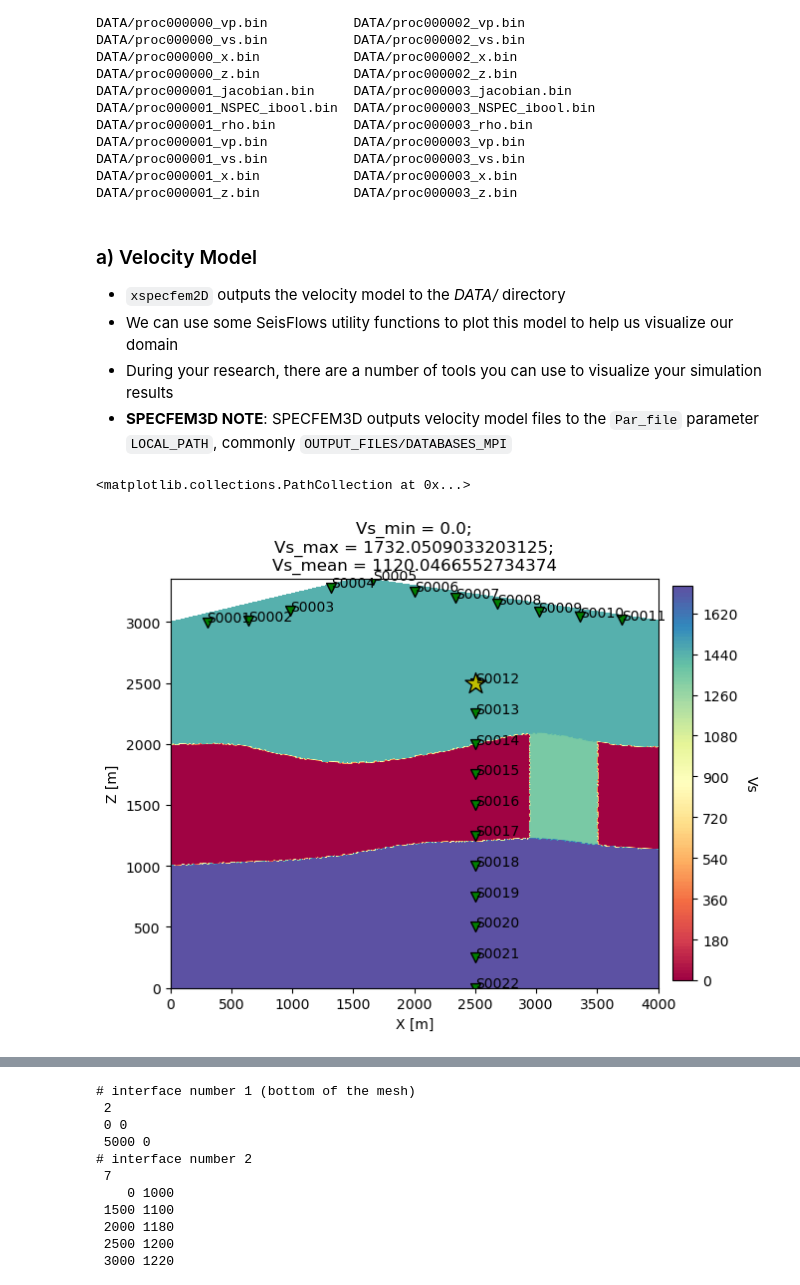
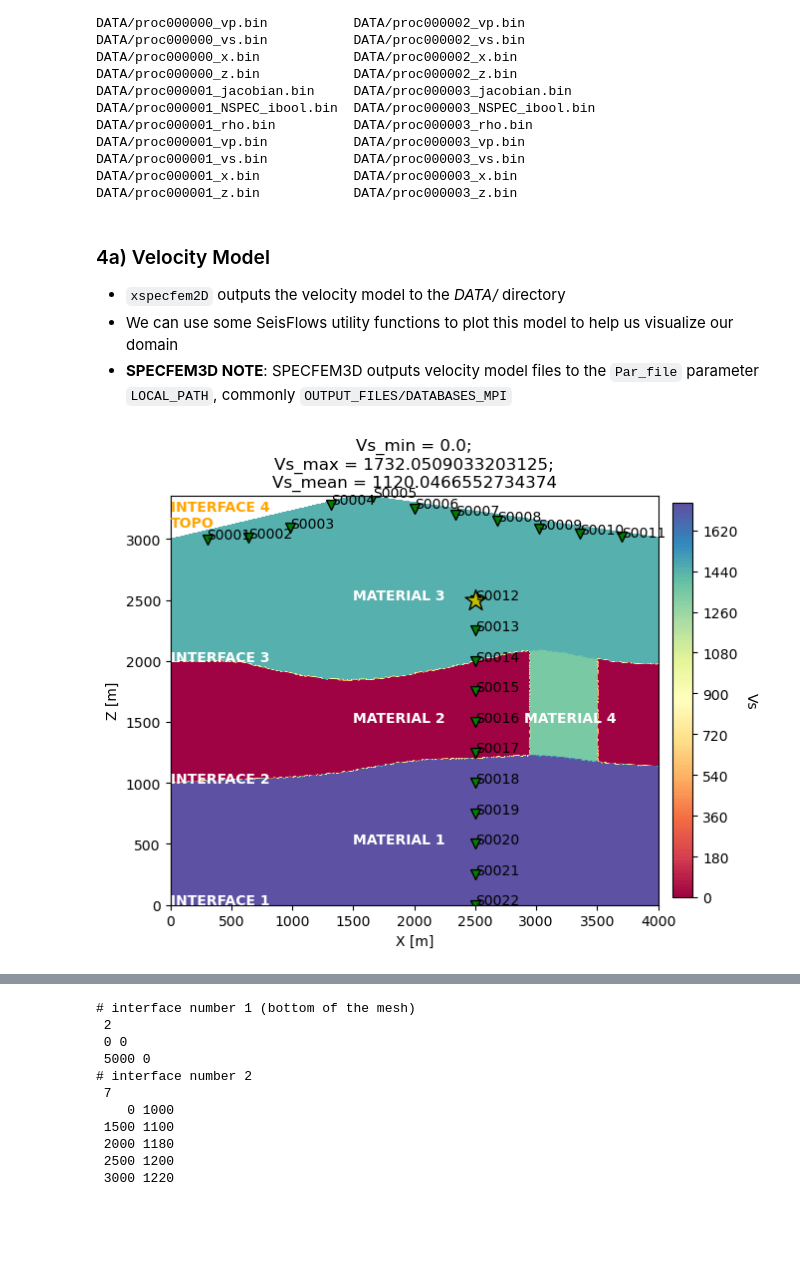
Before and after one commit to adjtomo/adjdocs, a Jupyter notebook: workshops/2022-10-05_specfem_users/completed_notebooks/day_1a_intro_specfem2d.ipynb, the cells around one changed output, grey strips where cells are left out. Cells and saved outputs as stored; diff of their text form; code cells hidden in the pictures; blank space fills up the shorter version.

```diff
--- a/workshops/2022-10-05_specfem_users/completed_notebooks/day_1a_intro_specfem2d.ipynb
+++ b/workshops/2022-10-05_specfem_users/completed_notebooks/day_1a_intro_specfem2d.ipynb
@@ -569,39 +564,53 @@ DATA/proc000001_vs.bin           DATA/proc000003_vs.bin
 DATA/proc000001_x.bin            DATA/proc000003_x.bin
 DATA/proc000001_z.bin            DATA/proc000003_z.bin
 # %% [markdown]
-### a) Velocity Model
+### 4a) Velocity Model
 
 - `xspecfem2D` outputs the velocity model to the *DATA/* directory
 - We can use some SeisFlows utility functions to plot this model to help us visualize our domain
-- During your research, there are a number of tools you can use to visualize your simulation results
 - **SPECFEM3D NOTE**: SPECFEM3D outputs velocity model files to the `Par_file` parameter `LOCAL_PATH`, commonly `OUTPUT_FILES/DATABASES_MPI`
 # %%
-# Grab STATION coordinates by reading ACSII files
-sta_x, sta_z = np.genfromtxt("DATA/STATIONS", dtype=float, usecols=[2, 3]).T
-sta_id = np.genfromtxt("DATA/STATIONS", dtype=str, usecols=[0]).T
+def plot_velocity_model():
+    """Convenience function to plot velocity model with sources and stations"""
+    # Grab STATION coordinates by reading ACSII files
+    sta_x, sta_z = np.genfromtxt("DATA/STATIONS", dtype=float, usecols=[2, 3]).T
+    sta_id = np.genfromtxt("DATA/STATIONS", dtype=str, usecols=[0]).T
 
-# Grab SOURCE coordinates from SOURCE file
-source_file = f"DATA/SOURCE"
-with open(source_file, "r") as f:
-    lines = f.readlines()
+    # Grab SOURCE coordinates from SOURCE file
+    source_file = f"DATA/SOURCE"
+    with open(source_file, "r") as f:
+        lines = f.readlines()
 
-# Trying to break apart the following line
-# 'xs = 299367.72      # source location x in meters\n'
-ev_x = float(lines[2].split("=")[1].split("#")[0].strip())
-ev_z = float(lines[3].split("=")[1].split("#")[0].strip())
+    # Trying to break apart the following line
+    # 'xs = 299367.72      # source location x in meters\n'
+    ev_x = float(lines[2].split("=")[1].split("#")[0].strip())
+    ev_z = float(lines[3].split("=")[1].split("#")[0].strip())
 
-# Use SeisFlows 'Model' class to plot the 2D model
-m = Model(path="DATA")
-m.plot2d(parameter="vs", show=False)
+    # Use SeisFlows 'Model' class to plot the 2D model
+    m = Model(path="DATA")
+    m.plot2d(parameter="vs", show=False)
 
-# Plot SOURCE and STATIONS on top of the model
-for x_, z_, id_ in zip(sta_x, sta_z, sta_id):
-    plt.scatter(float(x_), float(z_), c="g", marker="v", ec="k", s=50)
-    plt.text(x_, z_, id_)
-plt.scatter(ev_x, ev_z, c="y", marker="*", ec="k", s=250)
+    # Plot SOURCE and STATIONS on top of the model
+    for x_, z_, id_ in zip(sta_x, sta_z, sta_id):
+        plt.scatter(float(x_), float(z_), c="g", marker="v", ec="k", s=50)
+        plt.text(x_, z_, id_)
+    plt.scatter(ev_x, ev_z, c="y", marker="*", ec="k", s=250)
+
+    # Plot interface text labels for educational purposes
+    plt.text(0, 0, "INTERFACE 1", c="w", weight="bold", size=10)
+    plt.text(0, 1000, "INTERFACE 2", c="w", weight="bold", size=10)
+    plt.text(0, 2000, "INTERFACE 3", c="w", weight="bold", size=10)
+    plt.text(0, 3100, "INTERFACE 4\nTOPO", c="orange", weight="bold", size=10)
+
+    # Plot material text labels for educational purposes
+    plt.text(1500, 500, "MATERIAL 1", c="w", weight="bold", size=10)
+    plt.text(1500, 1500, "MATERIAL 2", c="w", weight="bold", size=10)
+    plt.text(1500, 2500, "MATERIAL 3", c="w", weight="bold", size=10)
+    plt.text(2900, 1500, "MATERIAL 4", c="w", weight="bold", size=10)
+
+plot_velocity_model()
 # %% [output]
-<matplotlib.collections.PathCollection at 0x...>
-[figure, old version]
+[figure, new version]
 # %% [markdown]
 - The model above shows shear wave velocities (Vs in m/s) in a 2D domain
 - Our model is defined by 3 distinct layers (compare to interfaces file previously).
```
Also changed, not shown: parts of 45 cells of this notebook.
